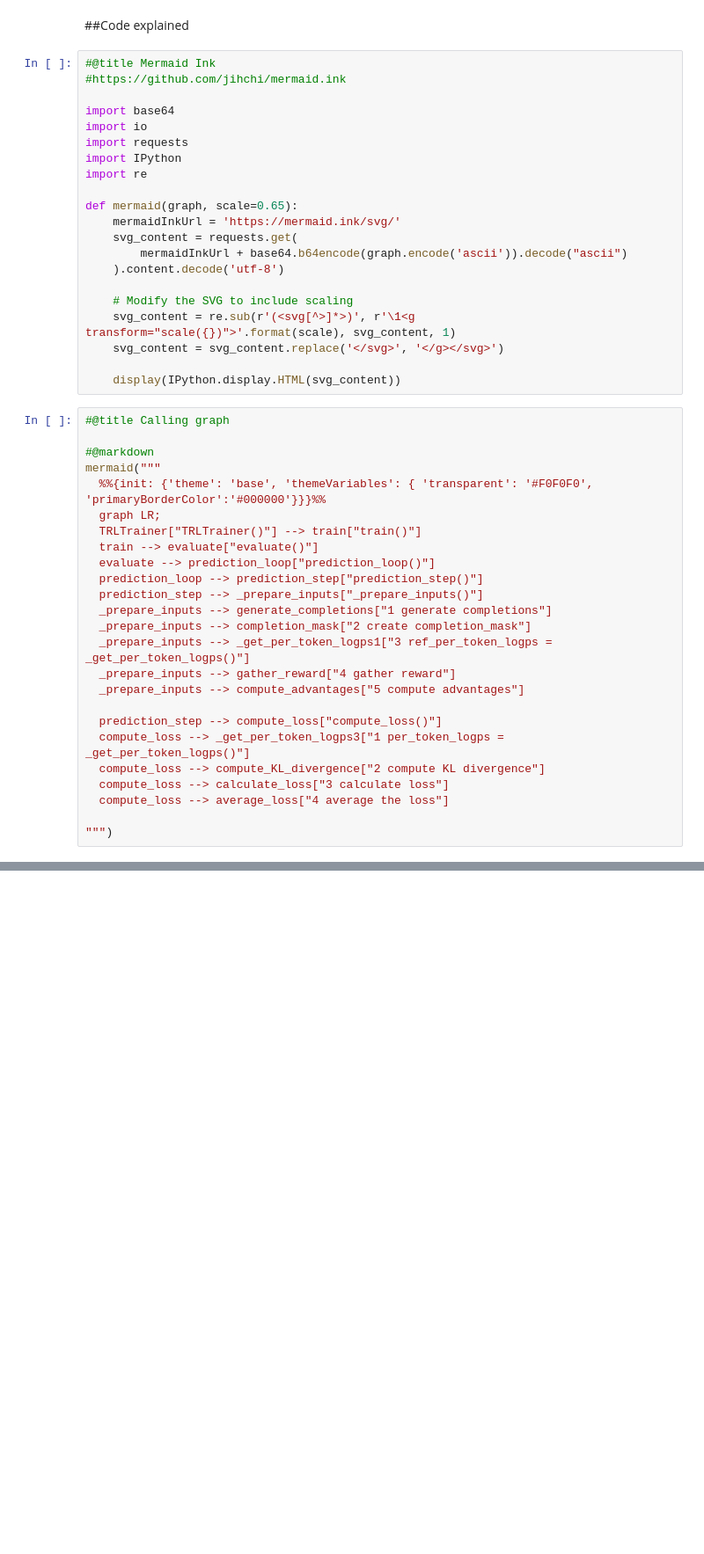
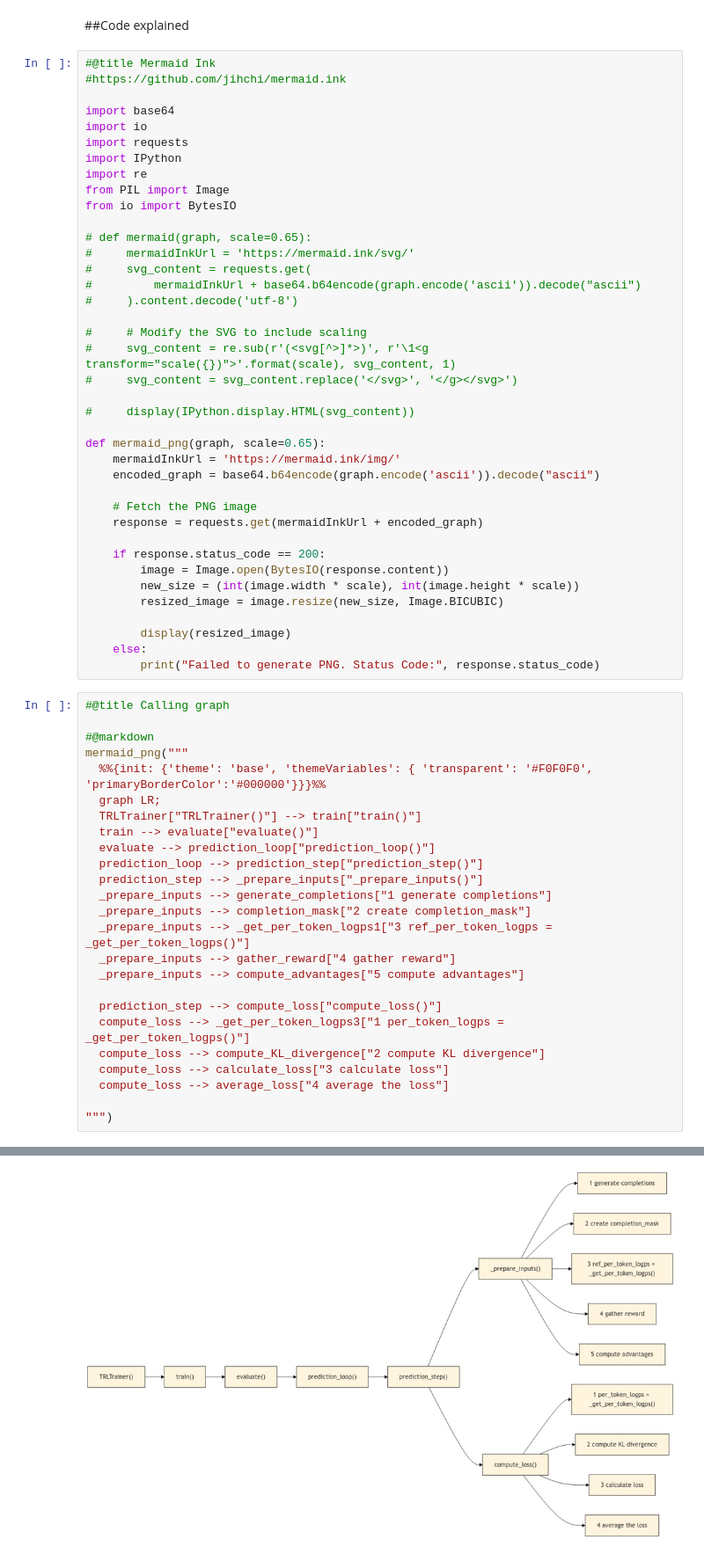
Before and after one commit to Erickrus/llm, a Jupyter notebook: TRL_GRPOTrainer.ipynb, the cells around one changed output, grey strips where cells are left out. Shown at 88% size. Saved outputs shown, nothing was run; the diff lists cells and outputs as text; blank space fills up the shorter version.

````diff
--- a/TRL_GRPOTrainer.ipynb
+++ b/TRL_GRPOTrainer.ipynb
@@ -80,23 +80,41 @@ import io
 import requests
 import IPython
 import re
+from PIL import Image
+from io import BytesIO
 
-def mermaid(graph, scale=0.65):
-    mermaidInkUrl = 'https://mermaid.ink/svg/'
-    svg_content = requests.get(
-        mermaidInkUrl + base64.b64encode(graph.encode('ascii')).decode("ascii")
-    ).content.decode('utf-8')
+# def mermaid(graph, scale=0.65):
+#     mermaidInkUrl = 'https://mermaid.ink/svg/'
+#     svg_content = requests.get(
+#         mermaidInkUrl + base64.b64encode(graph.encode('ascii')).decode("ascii")
+#     ).content.decode('utf-8')
 
-    # Modify the SVG to include scaling
-    svg_content = re.sub(r'(<svg[^>]*>)', r'\1<g transform="scale({})">'.format(scale), svg_content, 1)
-    svg_content = svg_content.replace('</svg>', '</g></svg>')
+#     # Modify the SVG to include scaling
+#     svg_content = re.sub(r'(<svg[^>]*>)', r'\1<g transform="scale({})">'.format(scale), svg_content, 1)
+#     svg_content = svg_content.replace('</svg>', '</g></svg>')
 
-    display(IPython.display.HTML(svg_content))
+#     display(IPython.display.HTML(svg_content))
+
+def mermaid_png(graph, scale=0.65):
+    mermaidInkUrl = 'https://mermaid.ink/img/'
+    encoded_graph = base64.b64encode(graph.encode('ascii')).decode("ascii")
+
+    # Fetch the PNG image
+    response = requests.get(mermaidInkUrl + encoded_graph)
+
+    if response.status_code == 200:
+        image = Image.open(BytesIO(response.content))
+        new_size = (int(image.width * scale), int(image.height * scale))
+        resized_image = image.resize(new_size, Image.BICUBIC)
+
+        display(resized_image)
+    else:
+        print("Failed to generate PNG. Status Code:", response.status_code)
 # %%
 #@title Calling graph
 
 #@markdown
-mermaid("""
+mermaid_png("""
   %%{init: {'theme': 'base', 'themeVariables': { 'transparent': '#F0F0F0', 'primaryBorderColor':'#000000'}}}%%
   graph LR;
   TRLTrainer["TRLTrainer()"] --> train["train()"]
@@ -122,3 +139,4 @@ mermaid("""
+[figure, added]
 # %% [markdown]
 ```python
 # Copyright 2025 The HuggingFace Team. All rights reserved.
````
Also changed, not shown: parts of 2 cells of this notebook.
